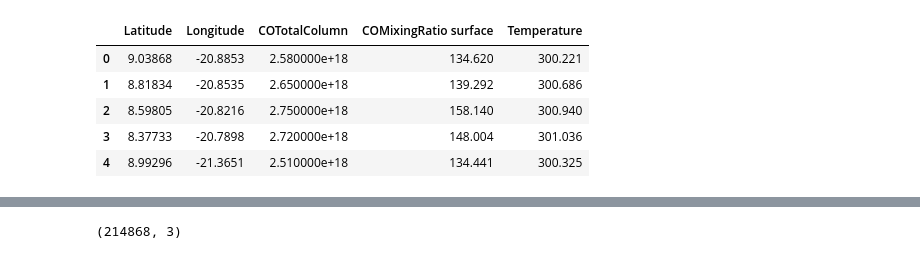
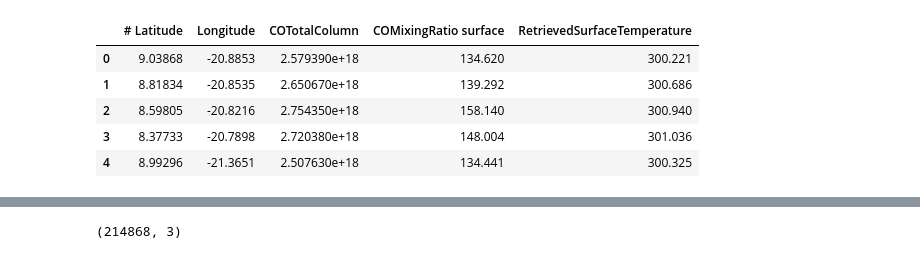
Before and after one commit to ShashWorks/ZeroGravityZone, a Jupyter notebook: Fire Hazard.ipynb, the cells around one changed output, grey strips where cells are left out. Saved outputs shown, nothing was run; the diff lists cells and outputs as text; code cells hidden in the pictures.

```diff
--- a/Fire Hazard.ipynb
+++ b/Fire Hazard.ipynb
@@ -86,15 +88,16 @@ fire.drop('COMixingRatio 300hPa',axis=1,inplace=True)
 fire.drop('COMixingRatio 200hPa',axis=1,inplace=True)
 # %%
 fire.drop('COMixingRatio 100hPa',axis=1,inplace=True)
-# %%
-fire.head()
-# %% [output]
-|  | Latitude | Longitude | COTotalColumn | COMixingRatio surface | Temperature |
-| 0 | 9.03868 | -20.8853 | 2.580000e+18 | 134.620 | 300.221 |
-| 1 | 8.81834 | -20.8535 | 2.650000e+18 | 139.292 | 300.686 |
-| 2 | 8.59805 | -20.8216 | 2.750000e+18 | 158.140 | 300.940 |
-| 3 | 8.37733 | -20.7898 | 2.720000e+18 | 148.004 | 301.036 |
-| 4 | 8.99296 | -21.3651 | 2.510000e+18 | 134.441 | 300.325 |
+# %%
+X=fire
+fire.head()
+# %% [output]
+|  | # Latitude | Longitude | COTotalColumn | COMixingRatio surface | RetrievedSurfaceTemperature |
+| 0 | 9.03868 | -20.8853 | 2.579390e+18 | 134.620 | 300.221 |
+| 1 | 8.81834 | -20.8535 | 2.650670e+18 | 139.292 | 300.686 |
+| 2 | 8.59805 | -20.8216 | 2.754350e+18 | 158.140 | 300.940 |
+| 3 | 8.37733 | -20.7898 | 2.720380e+18 | 148.004 | 301.036 |
+| 4 | 8.99296 | -21.3651 | 2.507630e+18 | 134.441 | 300.325 |
 # %%
 y=fire.iloc[:,2:].values
 # %%
```
Also changed, not shown: parts of 12 cells of this notebook.
